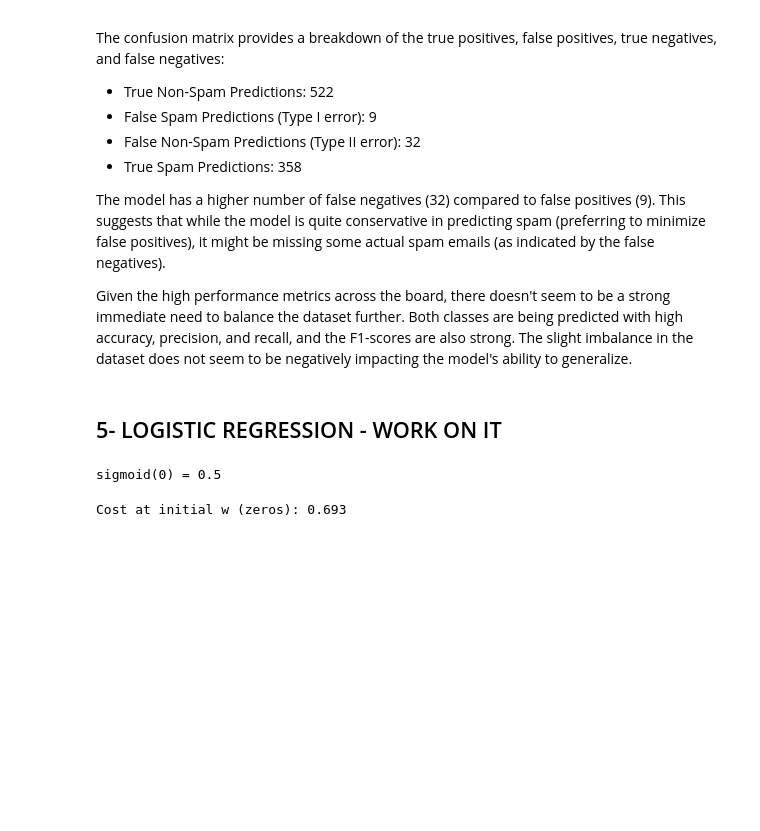
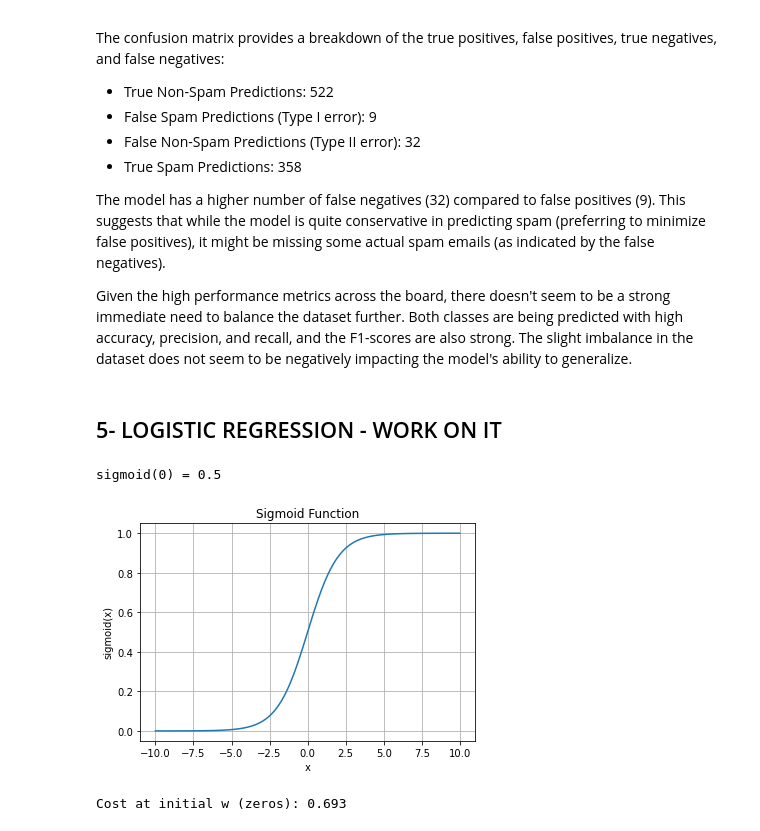
Before and after one commit to ChrysovalantisPsilos/MachineLearning, a Jupyter notebook: script.ipynb, the cells around one changed output. Saved outputs shown, nothing was run; the diff lists cells and outputs as text; code cells hidden in the pictures; blank space fills up the shorter version.

```diff
--- a/script.ipynb
+++ b/script.ipynb
@@ -267,27 +266,40 @@ Given the high performance metrics across the board, there doesn't seem to be a
 # %%
 def sigmoid(z):
     """
     Compute the sigmoid of z
 
     Args:
         z (ndarray): A scalar, numpy array of any size.
 
     Returns:
         g (ndarray): sigmoid(z), with the same shape as z
 
     """
 
     ### START CODE HERE ###
     z = np.clip(z, -709, 709)  # np.exp(709) is close to the largest value representable by numpy float64
     g = 1 / (1 + np.exp(-z))
     g = np.clip(g, 1e-8, 1 - 1e-8)  # Clip the output to avoid extreme values
     ### END SOLUTION ###
 
     return g
 
 print ("sigmoid(0) = " + str(sigmoid(0)))
+x = np.linspace(-10, 10, 100)
+
+# Compute sigmoid values for x
+y = sigmoid(x)
+
+# Plot sigmoid function
+plt.plot(x, y)
+plt.xlabel('x')
+plt.ylabel('sigmoid(x)')
+plt.title('Sigmoid Function')
+plt.grid(True)
+plt.show()
 # %% [output]
 sigmoid(0) = 0.5
+[figure, added]
 # %%
 # UNQ_C2
 # GRADED FUNCTION: compute_cost
```
Also changed, not shown: parts of 9 cells of this notebook, 2 other files.
